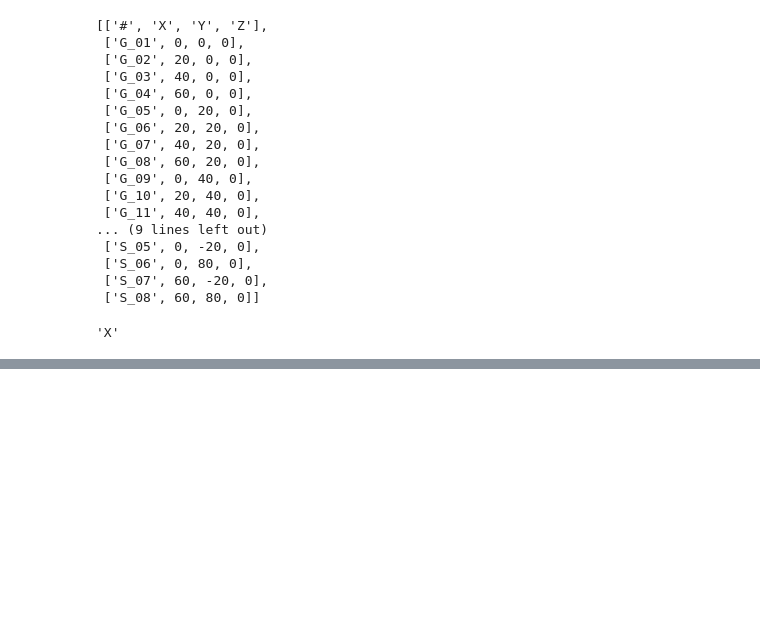
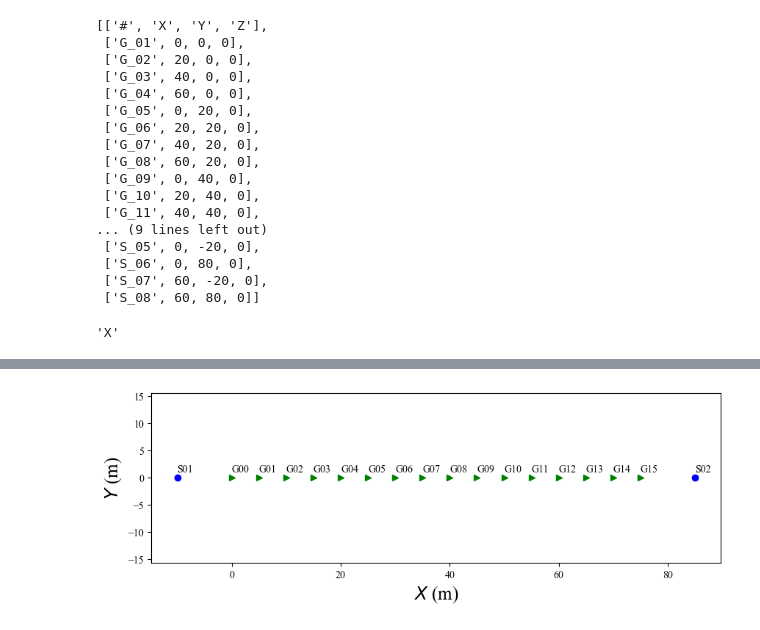
Before and after one commit to Turbotice/icewave, a Jupyter notebook: icewave/Notebooks/Deployment_geometry.ipynb, the cells around one changed output, grey strips where cells are left out. Drawn from its saved outputs; the diff is of its cells as text; code cells hidden in the pictures; blank space fills up the shorter version.

Commit message:
Test geometry & display

```diff
--- a/icewave/Notebooks/Deployment_geometry.ipynb
+++ b/icewave/Notebooks/Deployment_geometry.ipynb
@@ -41,0 +38,5 @@ display.show(table)
+# %%
+table = define.exemple1()
+display.show(table,sx=10,sy=3)
+# %% [output]
+[figure, added]
```
Also changed, not shown: parts of 2 cells of this notebook.
